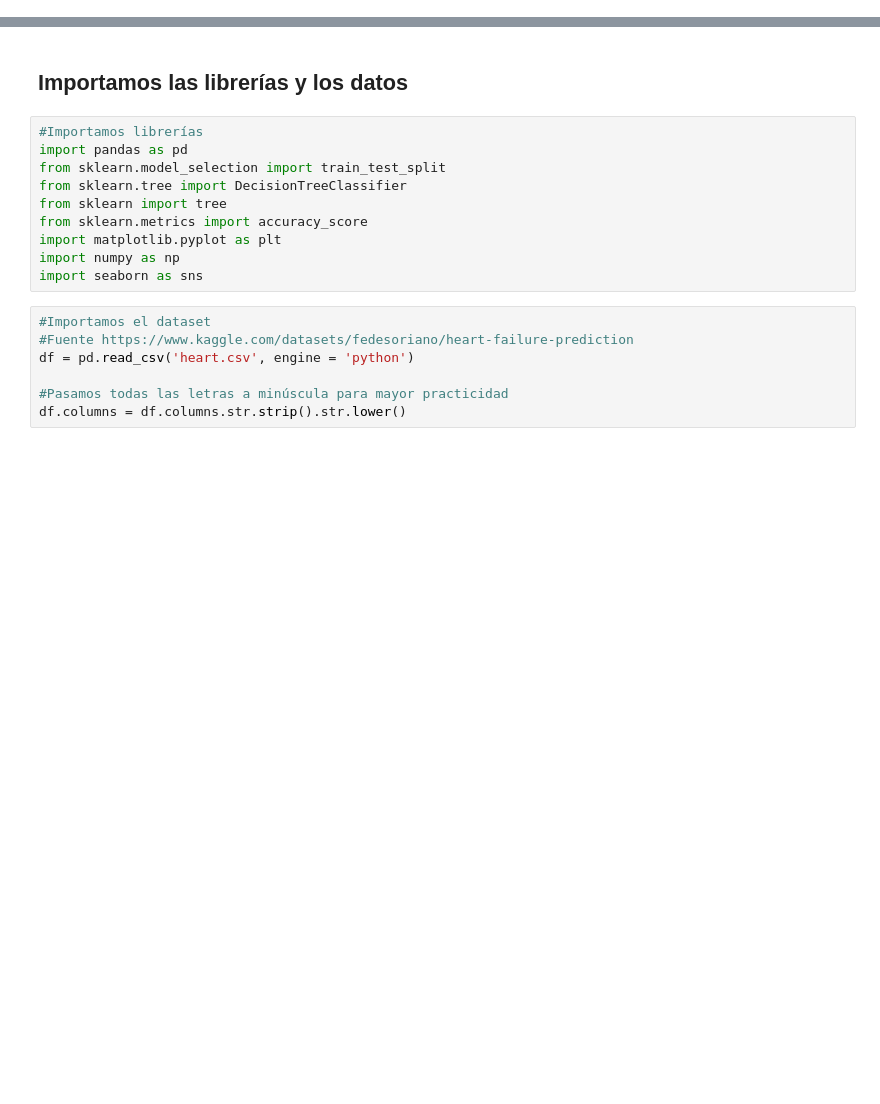
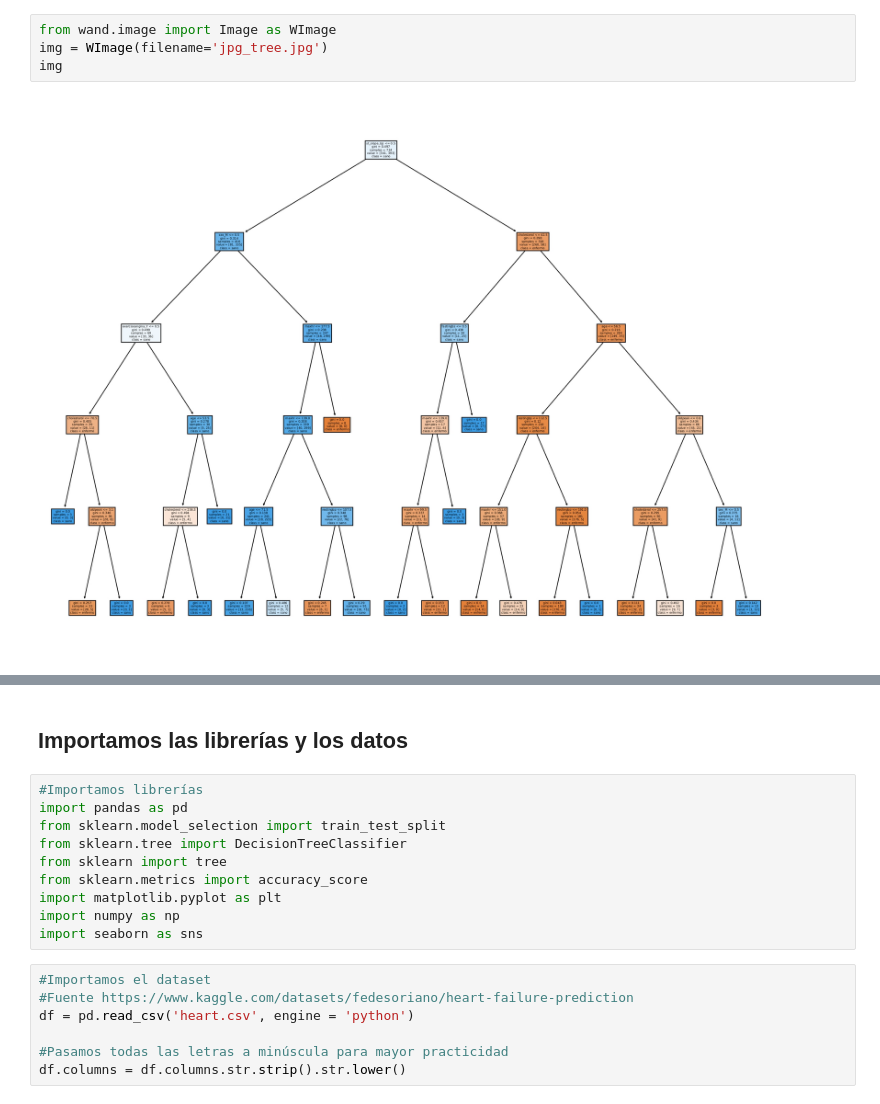
Before and after one commit to AgusDelga2/Heart-Failure-Poyect, a Jupyter notebook: Insuficiencia_cardiaca_proyeto_ISPC.ipynb, the cells around one changed output, grey strips where cells are left out. Saved outputs shown, nothing was run; the diff lists cells and outputs as text; blank space fills up the shorter version.

```diff
--- a/Insuficiencia_cardiaca_proyeto_ISPC.ipynb
+++ b/Insuficiencia_cardiaca_proyeto_ISPC.ipynb
@@ -19,0 +49,6 @@ El dataset contiene las siguientes variables:
+# %%
+from wand.image import Image as WImage
+img = WImage(filename='jpg_tree.jpg')
+img
+# %% [output]
+[figure, added]
```
Also changed, not shown: parts of 33 cells of this notebook, 2 other files.
